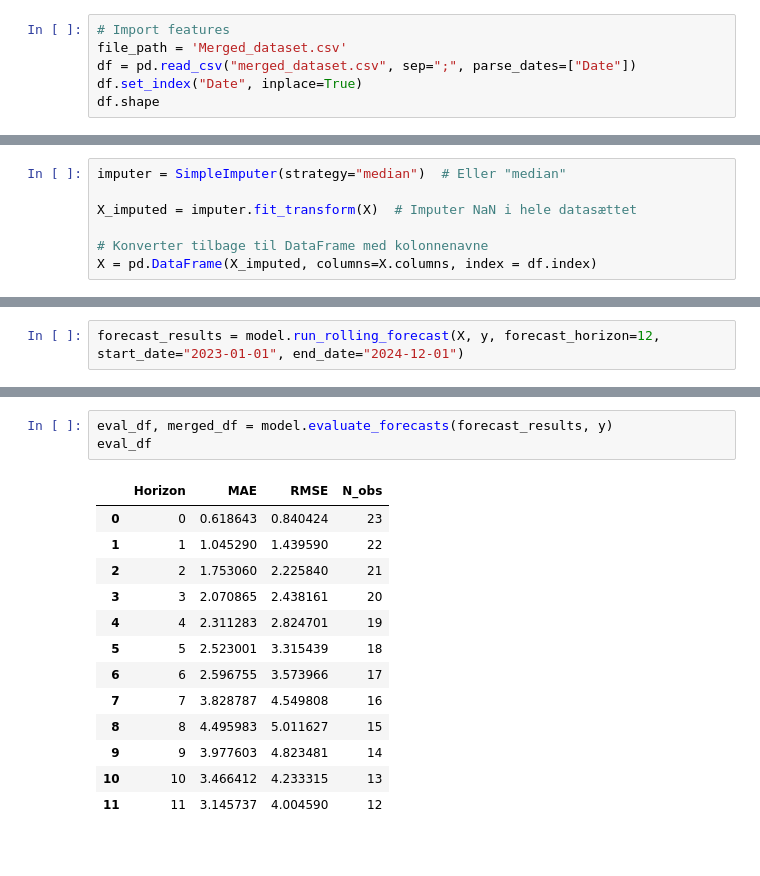
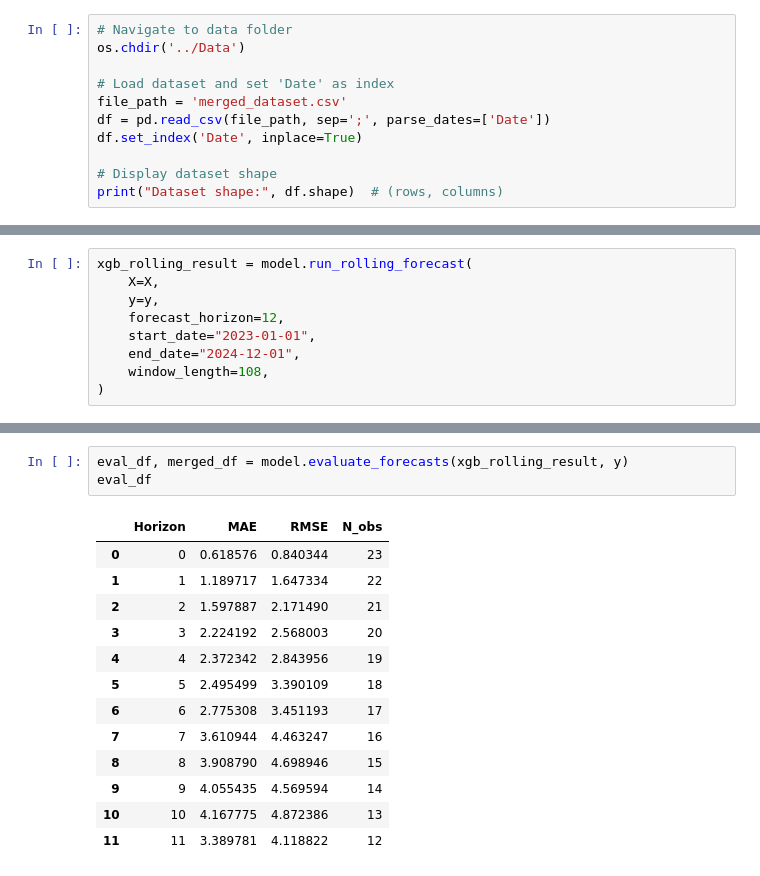
Before and after one commit to Rasmushoy/Inflation-Forecast, a Jupyter notebook: XGBoost/XGBoost.ipynb, the cells around one changed output, grey strips where cells are left out. Saved outputs shown, nothing was run; the diff lists cells and outputs as text.

```diff
--- a/XGBoost/XGBoost.ipynb
+++ b/XGBoost/XGBoost.ipynb
@@ -21,7 +40,12 @@ os.chdir('../Data')
 # %%
-# Import features
-file_path = 'Merged_dataset.csv'
-df = pd.read_csv("merged_dataset.csv", sep=";", parse_dates=["Date"])
-df.set_index("Date", inplace=True)
-df.shape
+# Navigate to data folder
+os.chdir('../Data')
+
+# Load dataset and set 'Date' as index
+file_path = 'merged_dataset.csv'
+df = pd.read_csv(file_path, sep=';', parse_dates=['Date'])
+df.set_index('Date', inplace=True)
+
+# Display dataset shape
+print("Dataset shape:", df.shape)  # (rows, columns)
 # %% [output]
@@ -41,7 +69,0 @@ X shape: (156, 183)
-# %%
-imputer = SimpleImputer(strategy="median")  # Eller "median"
-
-X_imputed = imputer.fit_transform(X)  # Imputer NaN i hele datasættet
-
-# Konverter tilbage til DataFrame med kolonnenavne
-X = pd.DataFrame(X_imputed, columns=X.columns, index = df.index)
@@ -101,2 +123,9 @@ xgb_result
 # %%
-forecast_results = model.run_rolling_forecast(X, y, forecast_horizon=12, start_date="2023-01-01", end_date="2024-12-01")
+xgb_rolling_result = model.run_rolling_forecast(
+    X=X,
+    y=y,
+    forecast_horizon=12,
+    start_date="2023-01-01",
+    end_date="2024-12-01",
+    window_length=108,
+)
@@ -137,17 +142,17 @@ forecast_results
 # %%
-eval_df, merged_df = model.evaluate_forecasts(forecast_results, y)
+eval_df, merged_df = model.evaluate_forecasts(xgb_rolling_result, y)
 eval_df
 # %% [output]
 |  | Horizon | MAE | RMSE | N_obs |
-| 0 | 0 | 0.618643 | 0.840424 | 23 |
-| 1 | 1 | 1.045290 | 1.439590 | 22 |
-| 2 | 2 | 1.753060 | 2.225840 | 21 |
-| 3 | 3 | 2.070865 | 2.438161 | 20 |
-| 4 | 4 | 2.311283 | 2.824701 | 19 |
-| 5 | 5 | 2.523001 | 3.315439 | 18 |
-| 6 | 6 | 2.596755 | 3.573966 | 17 |
-| 7 | 7 | 3.828787 | 4.549808 | 16 |
-| 8 | 8 | 4.495983 | 5.011627 | 15 |
-| 9 | 9 | 3.977603 | 4.823481 | 14 |
-| 10 | 10 | 3.466412 | 4.233315 | 13 |
-| 11 | 11 | 3.145737 | 4.004590 | 12 |
+| 0 | 0 | 0.618576 | 0.840344 | 23 |
+| 1 | 1 | 1.189717 | 1.647334 | 22 |
+| 2 | 2 | 1.597887 | 2.171490 | 21 |
+| 3 | 3 | 2.224192 | 2.568003 | 20 |
+| 4 | 4 | 2.372342 | 2.843956 | 19 |
+| 5 | 5 | 2.495499 | 3.390109 | 18 |
+| 6 | 6 | 2.775308 | 3.451193 | 17 |
+| 7 | 7 | 3.610944 | 4.463247 | 16 |
+| 8 | 8 | 3.908790 | 4.698946 | 15 |
+| 9 | 9 | 4.055435 | 4.569594 | 14 |
+| 10 | 10 | 4.167775 | 4.872386 | 13 |
+| 11 | 11 | 3.389781 | 4.118822 | 12 |
```
Also changed, not shown: parts of 31 cells of this notebook, 20 other files.
